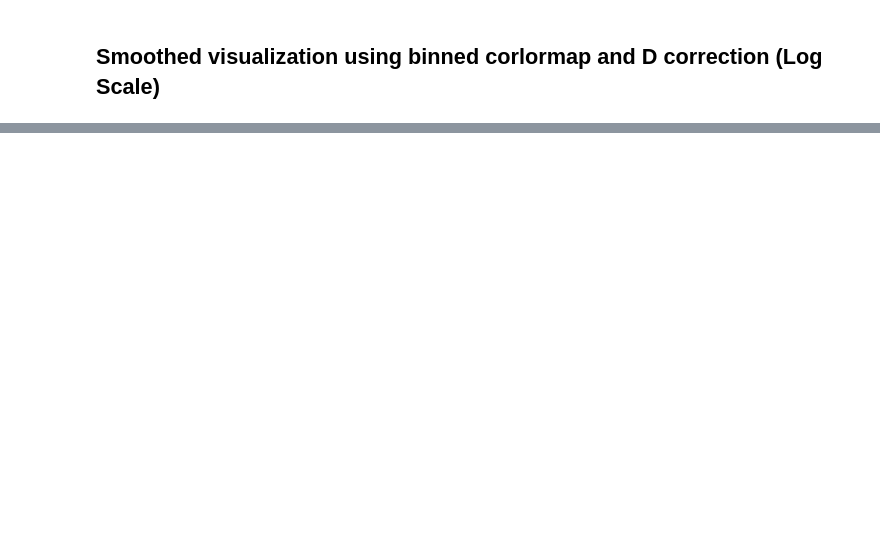
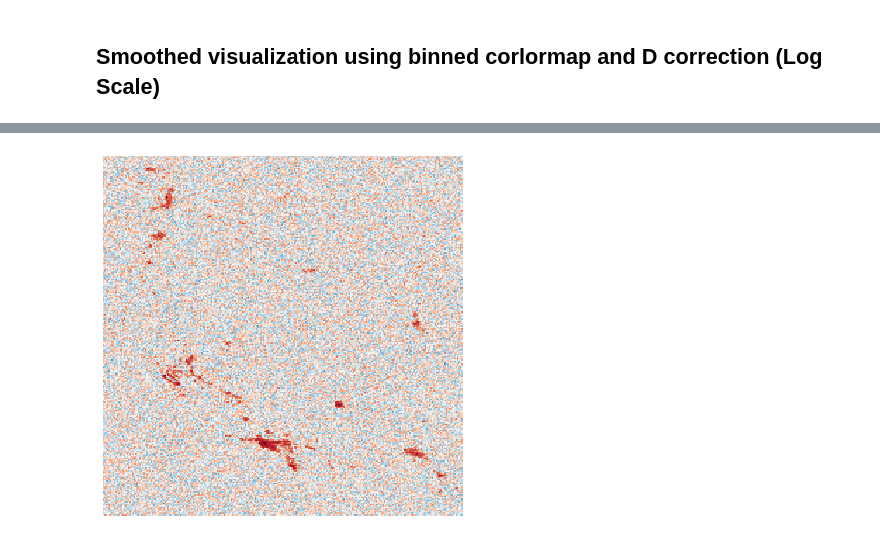
Before and after one commit to horseno/dp-viz-gen, a Jupyter notebook: VizGenenration.ipynb, the cells around one changed output, grey strips where cells are left out. Drawn from its saved outputs; the diff is of its cells as text; code cells hidden in the pictures; blank space fills up the shorter version.

```diff
--- a/VizGenenration.ipynb
+++ b/VizGenenration.ipynb
@@ -56,0 +66,9 @@ deltaDdic={0.1:53,0.01:530,1:5.3, 10:0.53,5:1.05,3:1.76}
+# %%
+
+MyHeatmap.drawHeatMap(name = 'data/US/out_Identity_e1E-1.npy',
+                      transformFunc = MyHeatmap.logNorm,
+                      cmap = 'RdBu_r',
+                      outName = 'out_Identity_e1E-1',
+                      dpi = 256)
+# %% [output]
+[figure, added]
```
Also changed, not shown: parts of 5 cells of this notebook, 4 other files.
